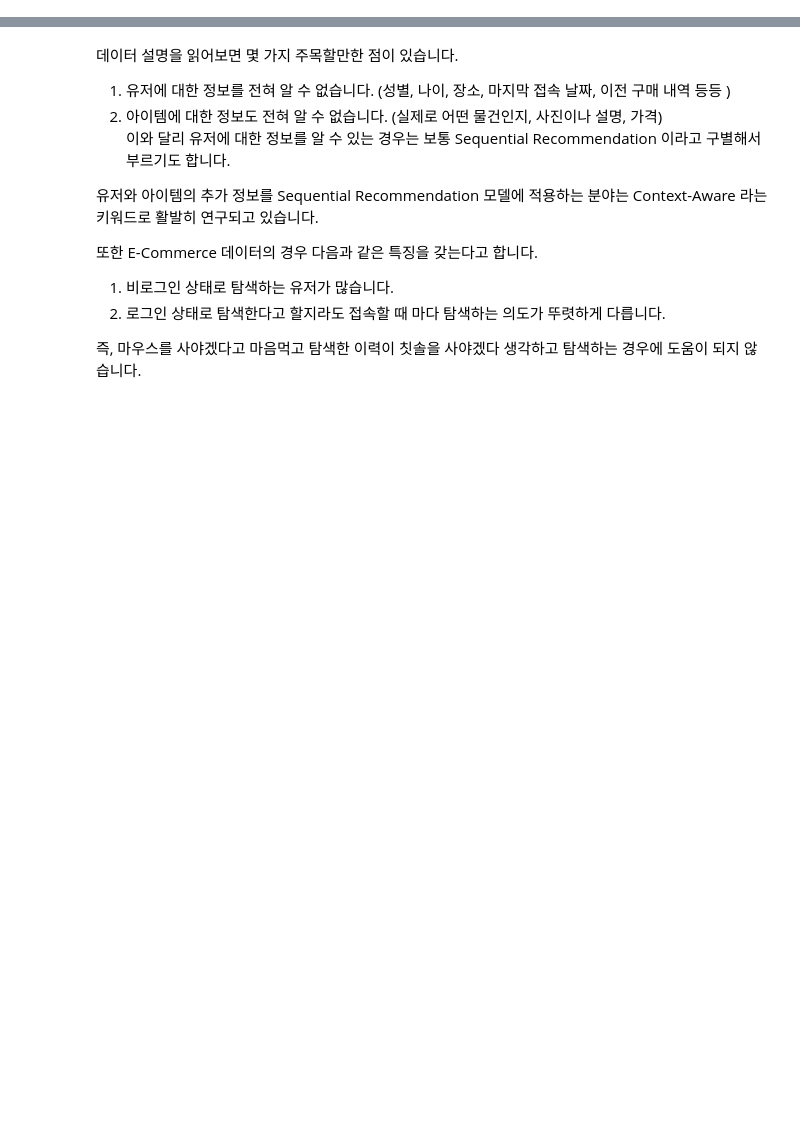
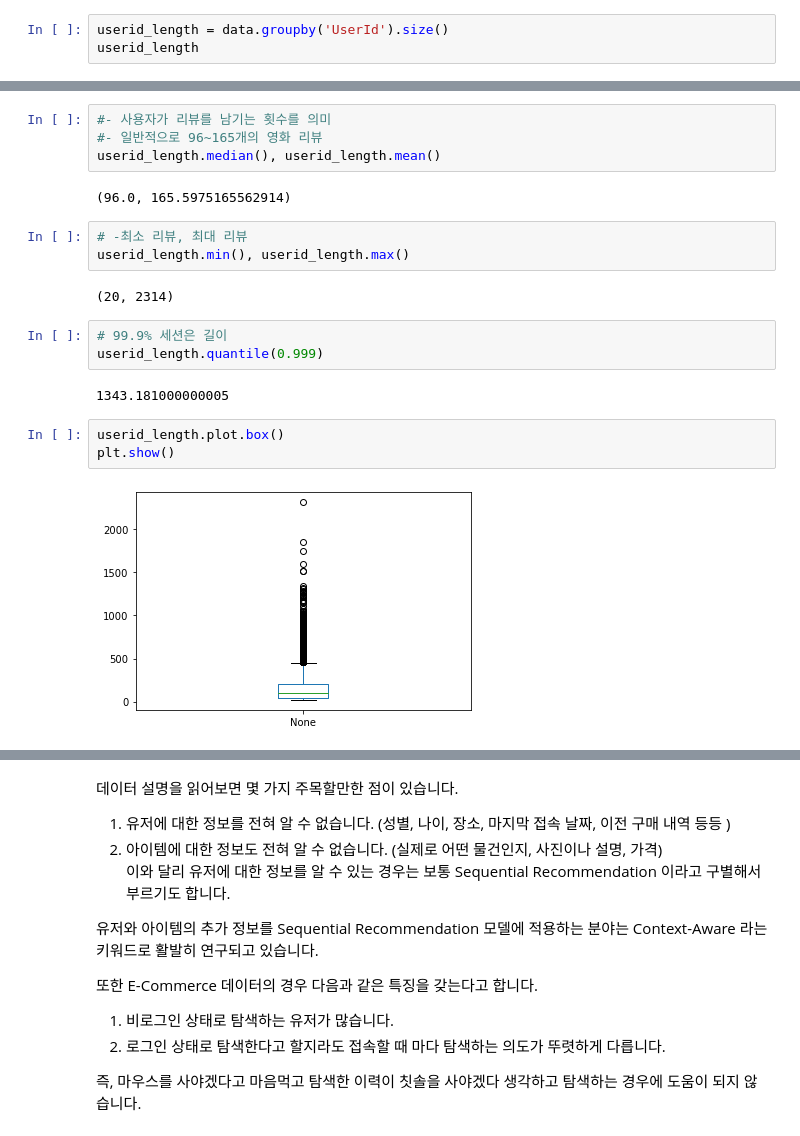
Before and after one commit to limjs19/first-repository, a Jupyter notebook: E17. Recommend_Movie[limjs].ipynb, the cells around one changed output, grey strips where cells are left out. Drawn from its saved outputs; the diff is of its cells as text; blank space fills up the shorter version.

```diff
--- a/E17. Recommend_Movie[limjs].ipynb
+++ b/E17. Recommend_Movie[limjs].ipynb
@@ -74,0 +161,3 @@ corresponding buying events to these sessions in the yoochoose-buys.dat file.
+# %%
+userid_length = data.groupby('UserId').size()
+userid_length
@@ -74,0 +195,21 @@ corresponding buying events to these sessions in the yoochoose-buys.dat file.
+# %%
+#- 사용자가 리뷰를 남기는 횟수를 의미
+#- 일반적으로 96~165개의 영화 리뷰
+userid_length.median(), userid_length.mean()
+# %% [output]
+(96.0, 165.5975165562914)
+# %%
+# -최소 리뷰, 최대 리뷰
+userid_length.min(), userid_length.max()
+# %% [output]
+(20, 2314)
+# %%
+# 99.9% 세션은 길이
+userid_length.quantile(0.999)
+# %% [output]
+1343.181000000005
+# %%
+userid_length.plot.box()
+plt.show()
+# %% [output]
+[figure, added]
```
Also changed, not shown: parts of 103 cells of this notebook.
